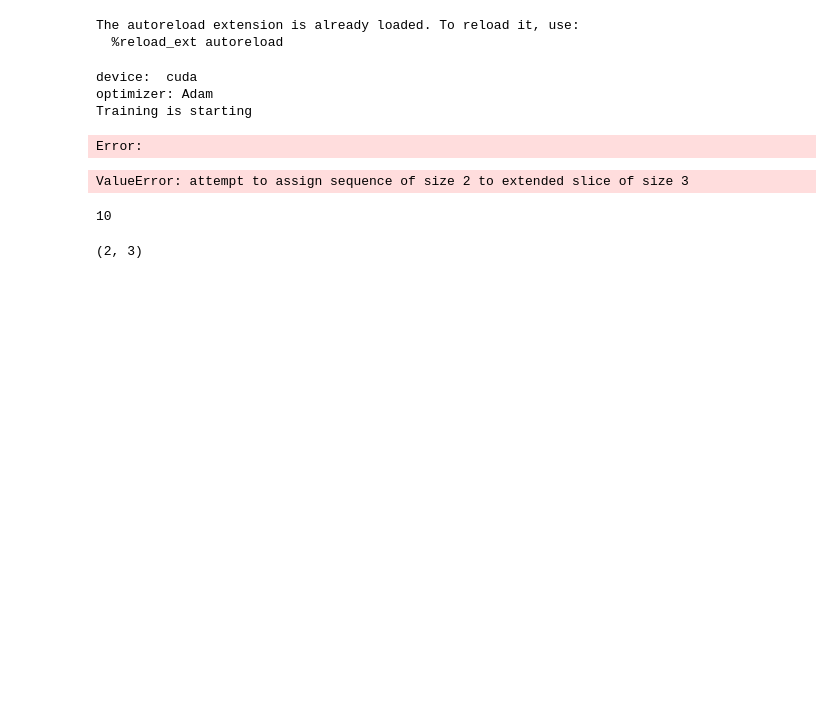
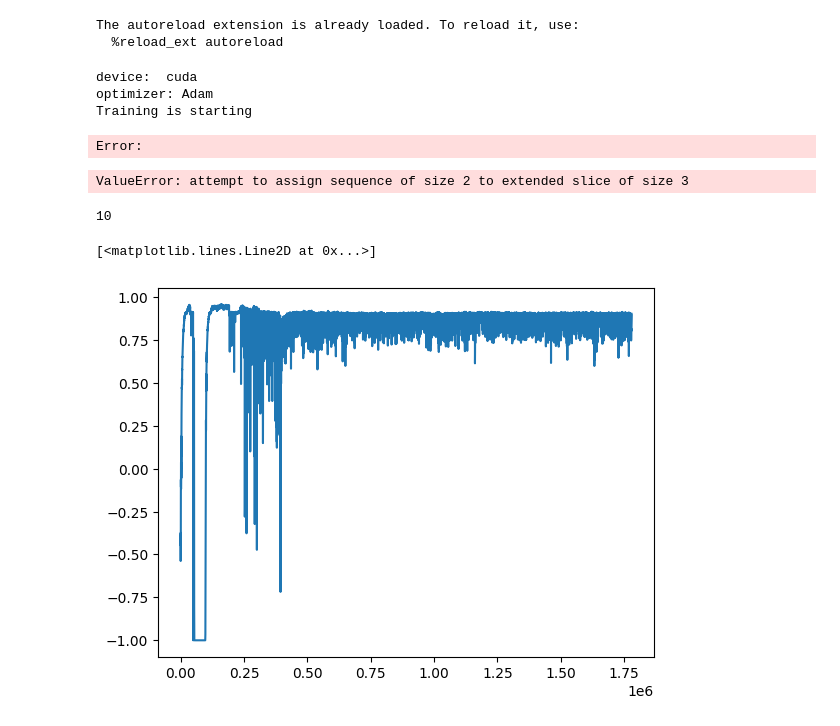
Before and after one commit to Ed-zo/rl-optimization, a Jupyter notebook: turnus/training.ipynb, the cells around one changed output. Drawn from its saved outputs; the diff is of its cells as text; code cells hidden in the pictures; blank space fills up the shorter version.

Commit message:
First commit for visualising the results

```diff
--- a/turnus/training.ipynb
+++ b/turnus/training.ipynb
@@ -97,7 +97,12 @@ ValueError: attempt to assign sequence of size 2 to extended slice of size 3
 len(range(*slice(None, None, None).indices(10)))
 # %% [output]
 10
-# %%
-(2, 3, 4)[:-1]
-# %% [output]
-(2, 3)
+# %%
+import pandas as pd
+import matplotlib.pyplot as plt
+
+df = pd.read_csv('results/data/ppo_1.txt')
+plt.plot(df['episode'], df['avg_score'])
+# %% [output]
+[<matplotlib.lines.Line2D at 0x...>]
+[figure, added]
```
Also changed, not shown: 6 other files.
